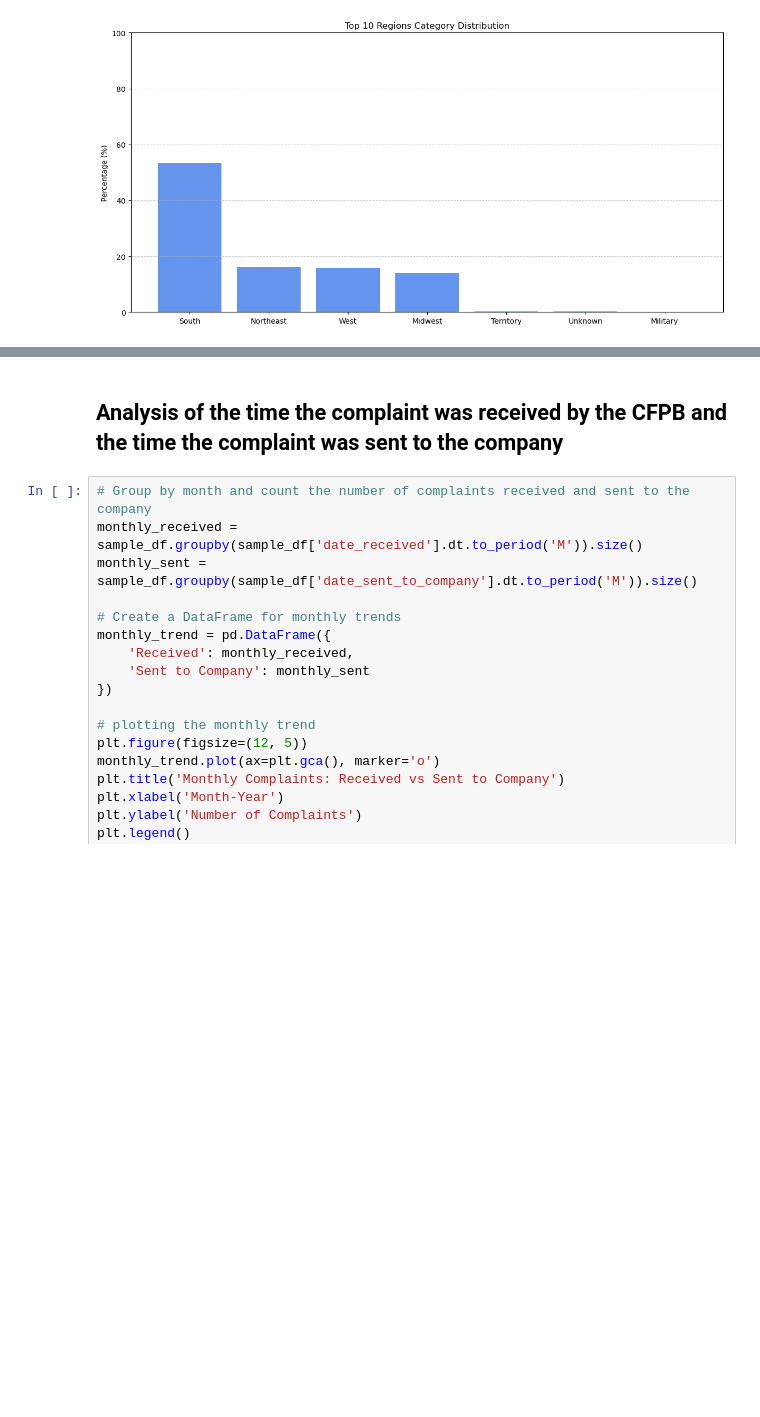
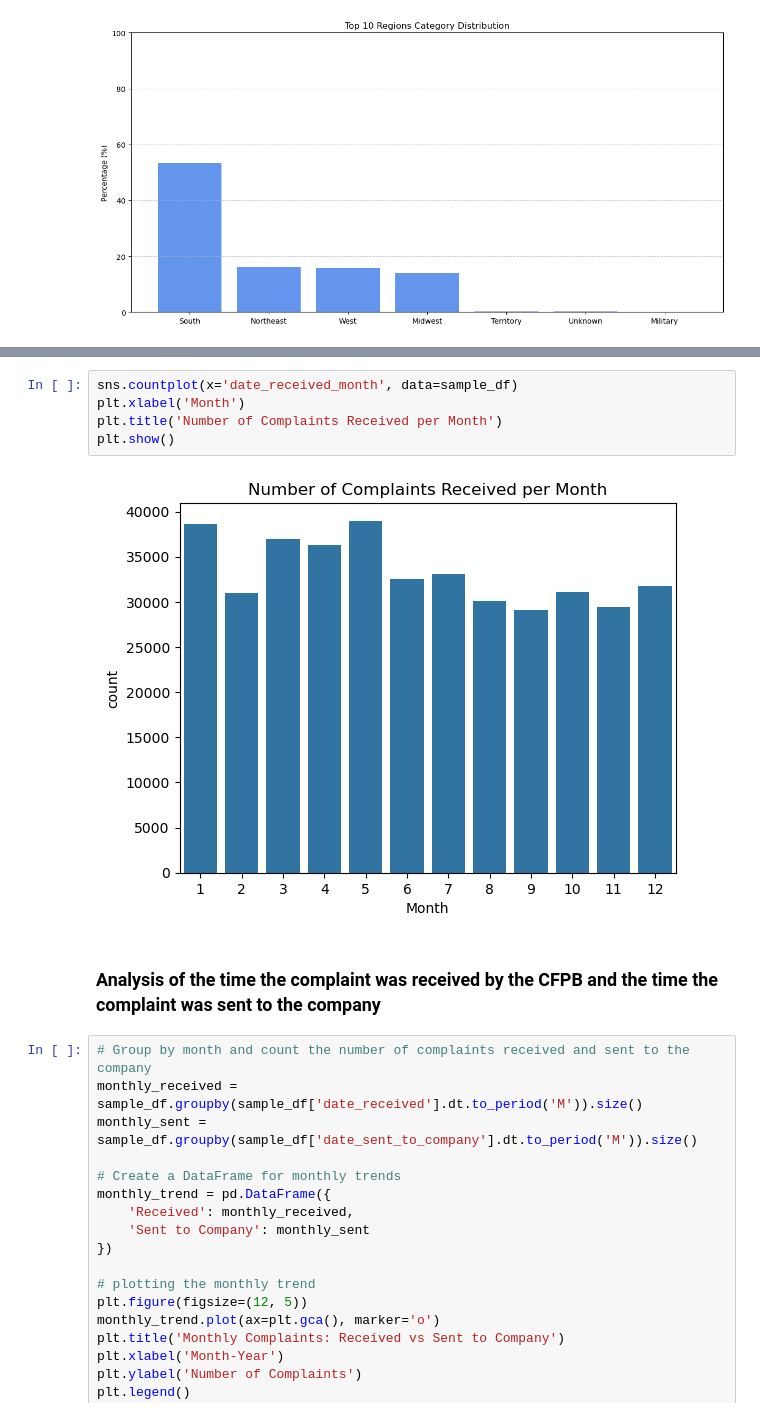
Before and after one commit to FillipusAditya/final-project-compfest17-bebek-ngapak, a Jupyter notebook: main.ipynb, the cells around one changed output, grey strips where cells are left out. Cells and saved outputs as stored; diff of their text form; blank space fills up the shorter version.

```diff
--- a/main.ipynb
+++ b/main.ipynb
@@ -598,5 +652,12 @@ plt.show()
+# %%
+sns.countplot(x='date_received_month', data=sample_df)
+plt.xlabel('Month')
+plt.title('Number of Complaints Received per Month')
+plt.show()
+# %% [output]
+[figure, added]
 # %% [markdown]
-## Analysis of the time the complaint was received by the CFPB and the time the complaint was sent to the company
+### Analysis of the time the complaint was received by the CFPB and the time the complaint was sent to the company
 # %%
 # Group by month and count the number of complaints received and sent to the company
 monthly_received = sample_df.groupby(sample_df['date_received'].dt.to_period('M')).size()
```
Also changed, not shown: parts of 52 cells of this notebook.
